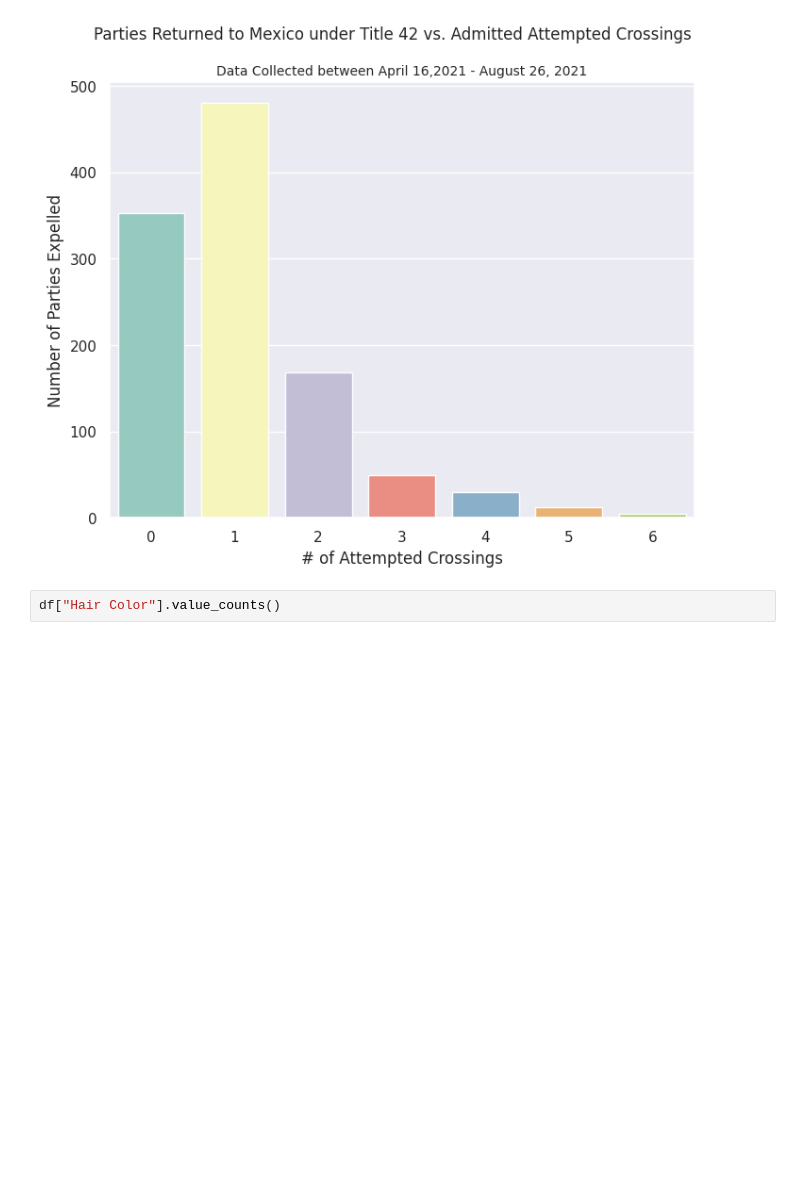
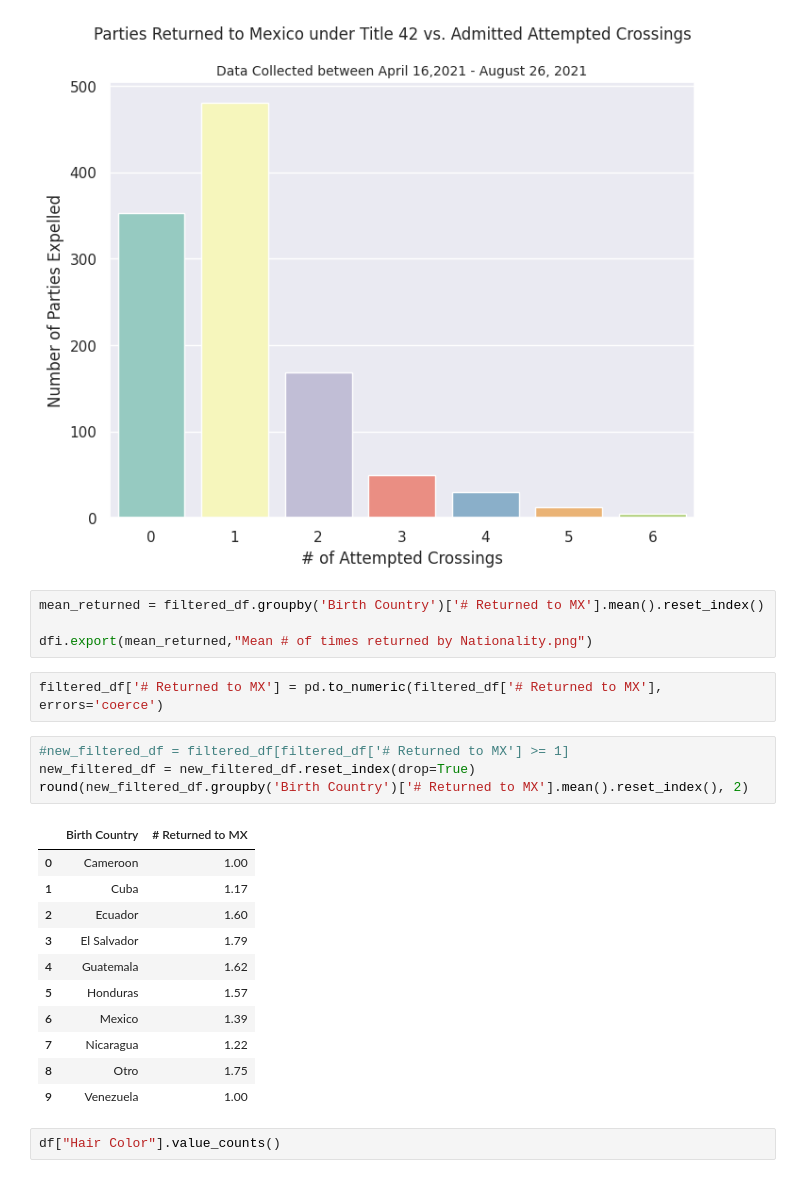
Before and after one commit to jacobgrimm/LA-Complete-Covid-Datat, a Jupyter notebook: Airtables/T42_Screenings/examine_T42_screenings.ipynb, the cells around one changed output. Drawn from its saved outputs; the diff is of its cells as text; blank space fills up the shorter version.

```diff
--- a/Airtables/T42_Screenings/examine_T42_screenings.ipynb
+++ b/Airtables/T42_Screenings/examine_T42_screenings.ipynb
@@ -119,6 +120,28 @@ plt.show()
 744
 0.6782133090246126
 [figure]
+# %%
+mean_returned = filtered_df.groupby('Birth Country')['# Returned to MX'].mean().reset_index()
+
+dfi.export(mean_returned,"Mean # of times returned by Nationality.png")
+# %%
+filtered_df['# Returned to MX'] = pd.to_numeric(filtered_df['# Returned to MX'], errors='coerce')
+# %%
+#new_filtered_df = filtered_df[filtered_df['# Returned to MX'] >= 1]
+new_filtered_df = new_filtered_df.reset_index(drop=True)
+round(new_filtered_df.groupby('Birth Country')['# Returned to MX'].mean().reset_index(), 2)
+# %% [output]
+|  | Birth Country | # Returned to MX |
+| 0 | Cameroon | 1.00 |
+| 1 | Cuba | 1.17 |
+| 2 | Ecuador | 1.60 |
+| 3 | El Salvador | 1.79 |
+| 4 | Guatemala | 1.62 |
+| 5 | Honduras | 1.57 |
+| 6 | Mexico | 1.39 |
+| 7 | Nicaragua | 1.22 |
+| 8 | Otro | 1.75 |
+| 9 | Venezuela | 1.00 |
 # %%
 df["Hair Color"].value_counts()
 # %% [output]
```
Also changed, not shown: parts of 21 cells of this notebook, 27 other files.
